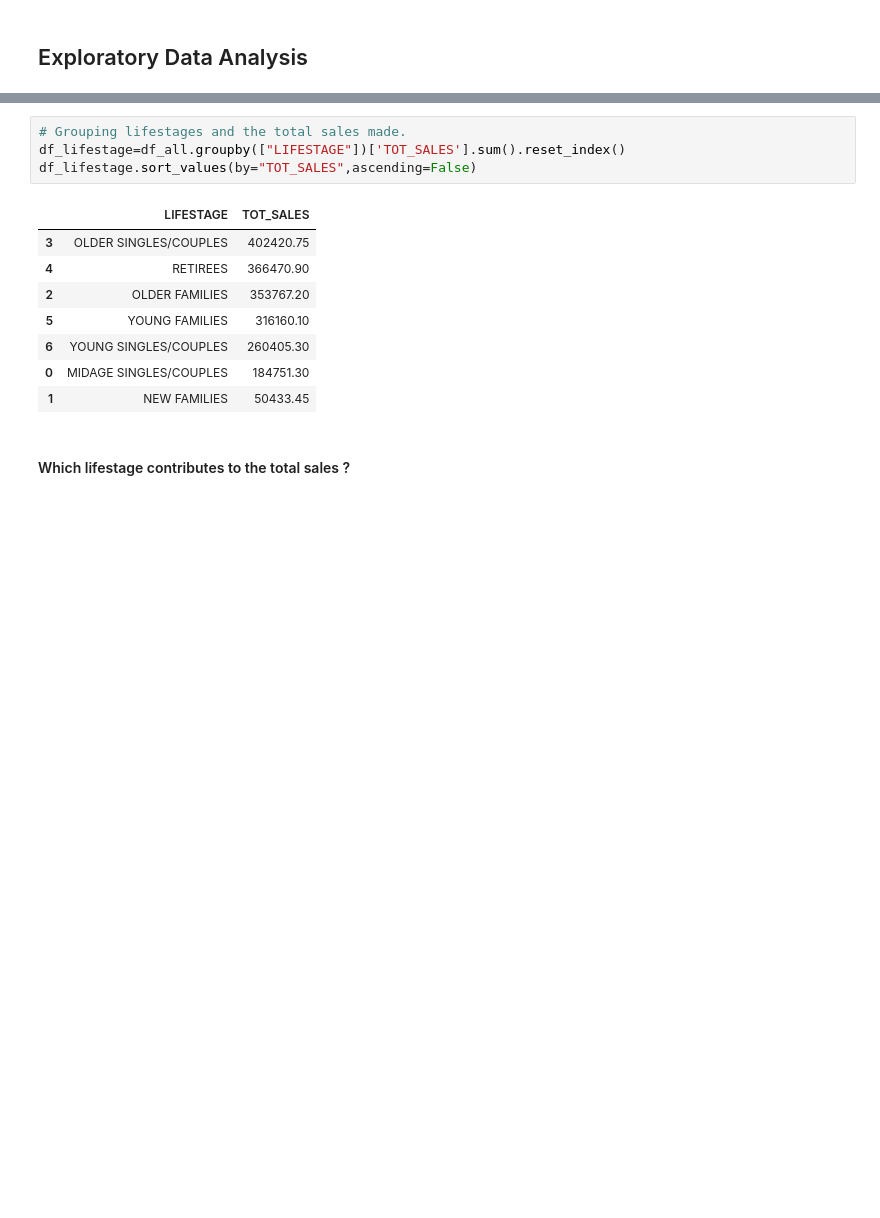
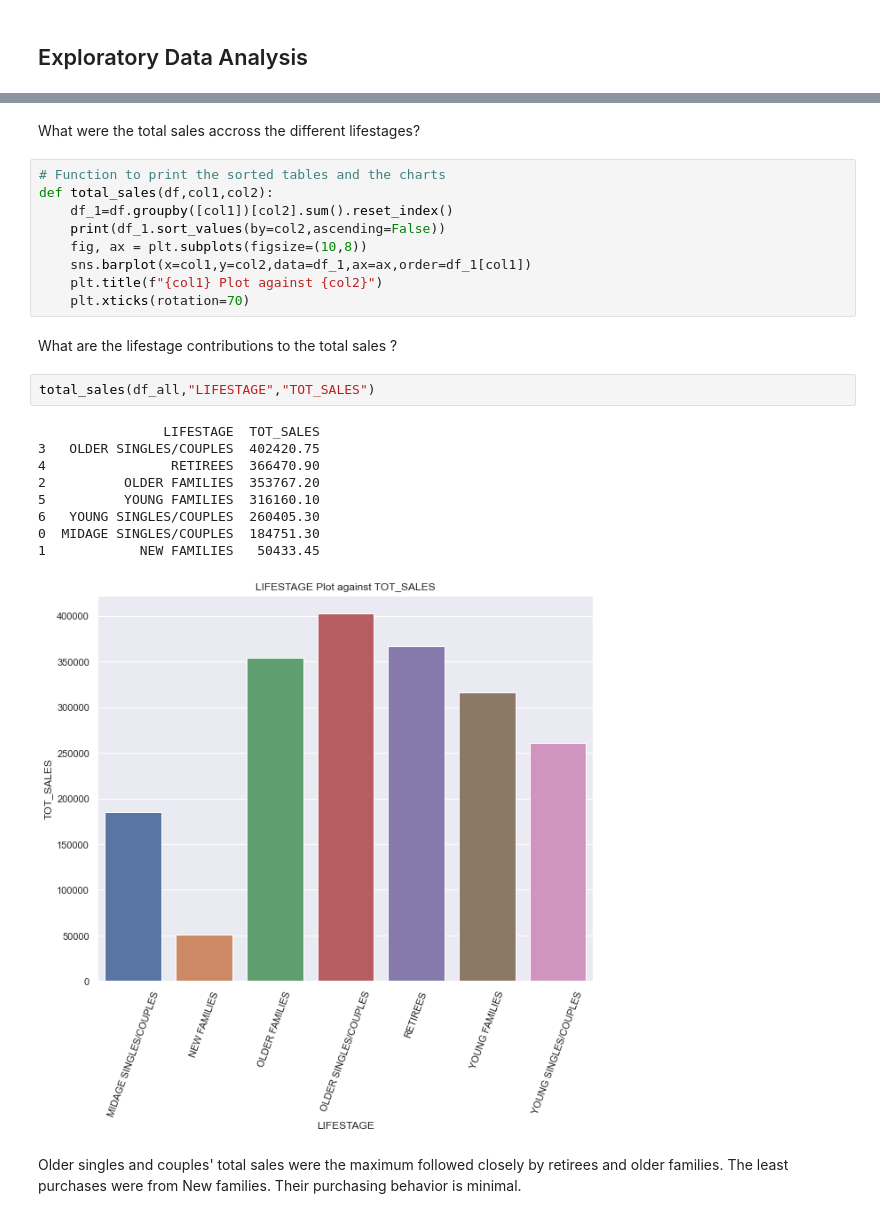
Before and after one commit to CHRISTINEMUTHEE/Quantium-Analysis, a Jupyter notebook: notebooks/data_cleaning.ipynb, the cells around one changed output, grey strips where cells are left out. Saved outputs shown, nothing was run; the diff lists cells and outputs as text; blank space fills up the shorter version.

```diff
--- a/notebooks/data_cleaning.ipynb
+++ b/notebooks/data_cleaning.ipynb
@@ -356,18 +356,31 @@ df_all.head()
 | 2 | 1003 | YOUNG FAMILIES | Budget | 1 | 3 | 52 | Grain Waves Sour Cream&Chives 210G | 1 | ... |
 | 3 | 1003 | YOUNG FAMILIES | Budget | 1 | 4 | 106 | Natural ChipCo Hony Soy Chckn175g | 1 | ... |
 | 4 | 1004 | OLDER SINGLES/COUPLES | Mainstream | 1 | 5 | 96 | WW Original Stacked Chips 160g | 1 | ... |
-# %%
-# Grouping lifestages and the total sales made.
-df_lifestage=df_all.groupby(["LIFESTAGE"])['TOT_SALES'].sum().reset_index()
-df_lifestage.sort_values(by="TOT_SALES",ascending=False)
-# %% [output]
-|  | LIFESTAGE | TOT_SALES |
-| 3 | OLDER SINGLES/COUPLES | 402420.75 |
-| 4 | RETIREES | 366470.90 |
-| 2 | OLDER FAMILIES | 353767.20 |
-| 5 | YOUNG FAMILIES | 316160.10 |
-| 6 | YOUNG SINGLES/COUPLES | 260405.30 |
-| 0 | MIDAGE SINGLES/COUPLES | 184751.30 |
-| 1 | NEW FAMILIES | 50433.45 |
+# %% [markdown]
+What were the total sales accross the different lifestages?
+# %%
+# Function to print the sorted tables and the charts
+def total_sales(df,col1,col2):
+    df_1=df.groupby([col1])[col2].sum().reset_index()
+    print(df_1.sort_values(by=col2,ascending=False))
+    fig, ax = plt.subplots(figsize=(10,8))
+    sns.barplot(x=col1,y=col2,data=df_1,ax=ax,order=df_1[col1])
+    plt.title(f"{col1} Plot against {col2}")
+    plt.xticks(rotation=70)
 # %% [markdown]
-#### Which lifestage contributes to the total sales ?
+What are the lifestage contributions to the total sales ?
+# %%
+total_sales(df_all,"LIFESTAGE","TOT_SALES")
+# %% [output]
+                LIFESTAGE  TOT_SALES
+3   OLDER SINGLES/COUPLES  402420.75
+4                RETIREES  366470.90
+2          OLDER FAMILIES  353767.20
+5          YOUNG FAMILIES  316160.10
+6   YOUNG SINGLES/COUPLES  260405.30
+0  MIDAGE SINGLES/COUPLES  184751.30
+1            NEW FAMILIES   50433.45
+[figure, added]
+# %% [markdown]
+Older singles and couples' total  sales were the maximum followed closely by retirees and older families.
+The least purchases were from New families. Their purchasing behavior is minimal.
```
Also changed, not shown: parts of 24 cells of this notebook.
